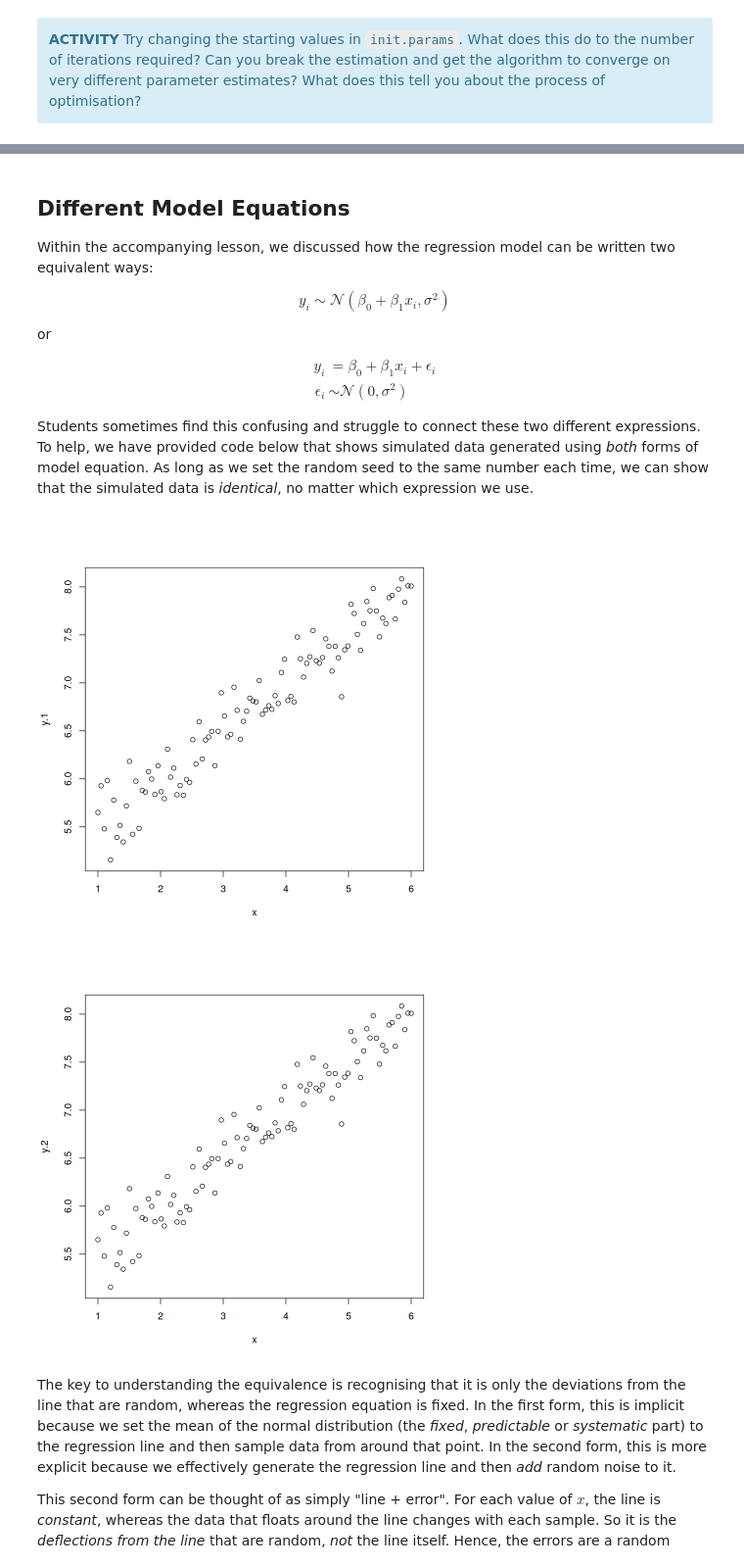
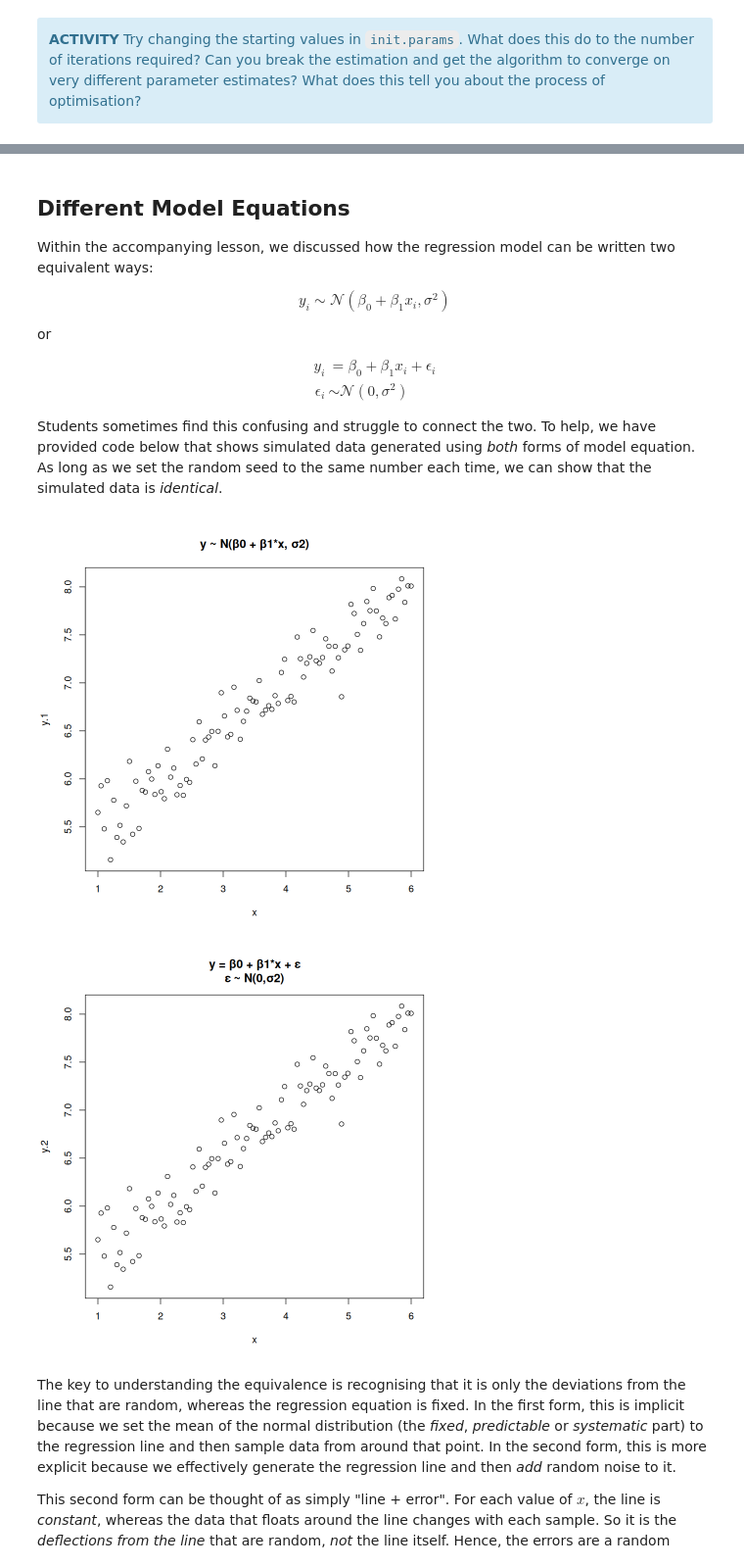
Before and after one commit to PCHN63101-Advanced-Data-Skills/Simple-Multiple-Regression, a Jupyter notebook: _build/jupyter_execute/regression-workshop.ipynb, the cells around one changed output, grey strips where cells are left out. Shown at 98% size. Saved outputs shown, nothing was run; the diff lists cells and outputs as text; code cells hidden in the pictures.

```diff
--- a/_build/jupyter_execute/regression-workshop.ipynb
+++ b/_build/jupyter_execute/regression-workshop.ipynb
@@ -119,34 +122,34 @@ $$
 \end{alignat*}
 $$
 
-Students sometimes find this confusing and struggle to connect these two different expressions. To help, we have provided code below that shows simulated data generated using *both* forms of model equation. As long as we set the random seed to the same number each time, we can show that the simulated data is *identical*, no matter which expression we use.
+Students sometimes find this confusing and struggle to connect the two. To help, we have provided code below that shows simulated data generated using *both* forms of model equation. As long as we set the random seed to the same number each time, we can show that the simulated data is *identical*.
 # %%
 n      <- 100
 x      <- seq(from=1, to=6, length.out=n)
 beta.0 <- 5
 beta.1 <- 0.5
 sigma  <- 0.2
 
 set.seed(666)
 #===================================================#
 # y ~ N(beta.0 + beta.1*x, sigma)                   #
 #===================================================#
 y.1 <- rnorm(n=n, mean=beta.0 + beta.1*x, sd=sigma)
 
 set.seed(666)
 #===================================================#
 # y = beta.0 + beta.1*x + e                         #
 # e ~ N(0, sigma)                                   #
 #===================================================#
 err <- rnorm(n=n, mean=0, sd=sigma)
 y.2 <- beta.0 + beta.1*x + err
 
 # plots
-plot(x, y.1)
-plot(x, y.2)
+plot(x, y.1, main="y ~ N(β0 + β1*x, σ2)")
+plot(x, y.2, main="y = β0 + β1*x + ε\nε ~ N(0,σ2)")
 # %% [output]
-[figure, old version]
+[figure, new version]
-[figure, old version]
+[figure, new version]
 # %% [markdown]
 The key to understanding the equivalence is recognising that it is only the deviations from the line that are random, whereas the regression equation is fixed. In the first form, this is implicit because we set the mean of the normal distribution (the *fixed*, *predictable* or *systematic* part) to the regression line and then sample data from around that point. In the second form, this is more explicit because we effectively generate the regression line and then *add* random noise to it.
 
```
Also changed, not shown: parts of 46 cells of this notebook, 42 other files.
